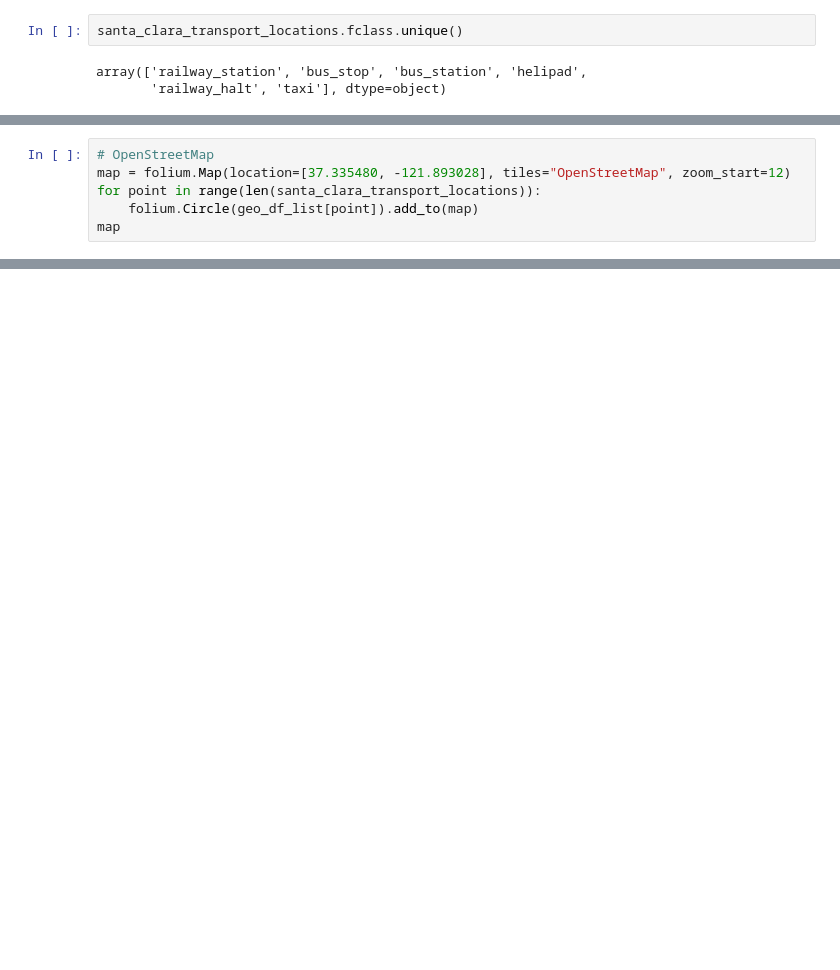
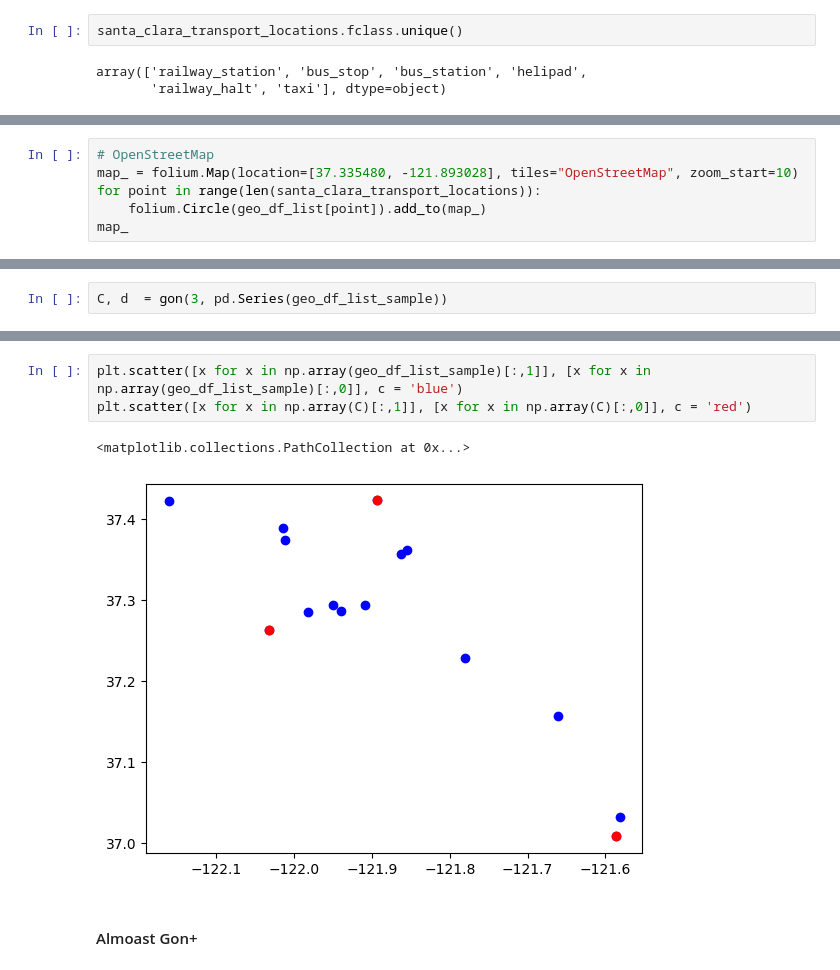
Before and after one commit to marco-scatassi/GeoSpatial-analysis, a Jupyter notebook: notebooks/p-center_facility_location.ipynb, the cells around one changed output, grey strips where cells are left out. Cells and saved outputs as stored; diff of their text form; blank space fills up the shorter version.

```diff
--- a/notebooks/p-center_facility_location.ipynb
+++ b/notebooks/p-center_facility_location.ipynb
@@ -106,8 +245,8 @@ geo_df_list = [[point.xy[1][0], point.xy[0][0]] for point in santa_clara_transpo
 # %%
 # OpenStreetMap
-map = folium.Map(location=[37.335480, -121.893028], tiles="OpenStreetMap", zoom_start=12)
+map_ = folium.Map(location=[37.335480, -121.893028], tiles="OpenStreetMap", zoom_start=10)
 for point in range(len(santa_clara_transport_locations)):
-    folium.Circle(geo_df_list[point]).add_to(map)
-map
+    folium.Circle(geo_df_list[point]).add_to(map_)
+map_
 # %% [output]
 [interactive output not drawn]
@@ -113,0 +276,2 @@ map
+# %%
+C, d  = gon(3, pd.Series(geo_df_list_sample))
@@ -113,0 +288,8 @@ map
+# %%
+plt.scatter([x for x in np.array(geo_df_list_sample)[:,1]], [x for x in np.array(geo_df_list_sample)[:,0]], c = 'blue')
+plt.scatter([x for x in np.array(C)[:,1]], [x for x in np.array(C)[:,0]], c = 'red')
+# %% [output]
+<matplotlib.collections.PathCollection at 0x...>
+[figure, added]
+# %% [markdown]
+#### Almoast Gon+
```
Also changed, not shown: parts of 39 cells of this notebook, 9 other files.
